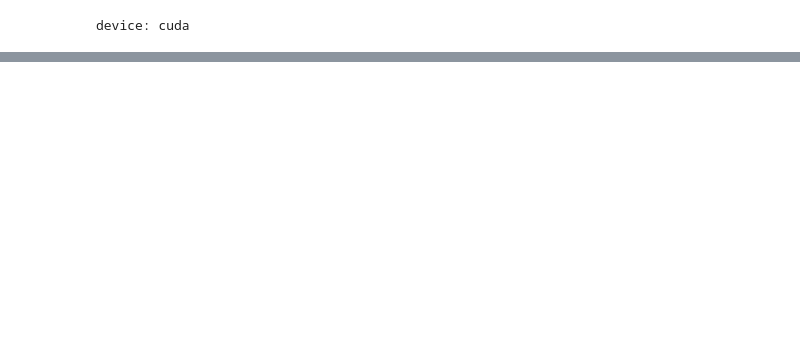
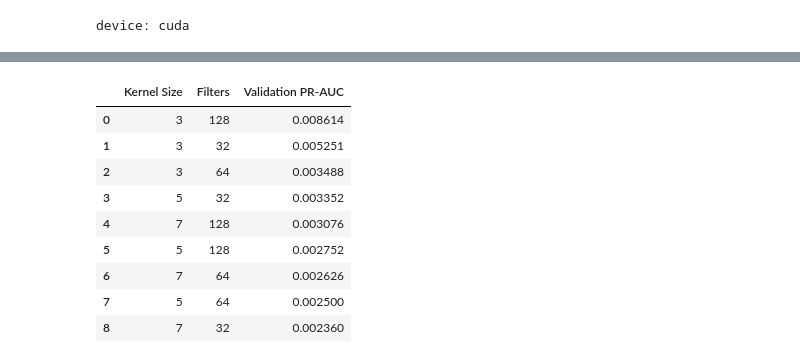
Before and after one commit to sofijadimitrijevic1/480-ai-finance, a Jupyter notebook: model_comparison.ipynb, the cells around one changed output, grey strips where cells are left out. Saved outputs shown, nothing was run; the diff lists cells and outputs as text; code cells hidden in the pictures; blank space fills up the shorter version.

Commit message:
Hyperparameter Grid Search

```diff
--- a/model_comparison.ipynb
+++ b/model_comparison.ipynb
@@ -480,3 +505,44 @@ def train_torch_model(model, train_loader, val_loader, epochs=EPOCHS, lr=LR):
         model.load_state_dict(best_state)
 
     return model
+# %%
+# grid search
+kernel_sizes = [3, 5, 7]
+filter_counts = [32, 64, 128]
+
+grid_results = []
+
+print("Starting Grid Search...")
+
+for k in kernel_sizes:
+    for f in filter_counts:
+        print(f"\n--- Testing Kernel: {k} | Filters: {f} ---")
+
+        model = FraudCNNRNN(
+            num_features=Xtr_seq.shape[2],
+            conv_channels=f,
+            kernel_size=k,
+            hidden_size=64,
+            num_layers=1,
+            dropout=0.1
+        )
+
+        model = train_torch_model(model, train_loader, val_loader, epochs=EPOCHS, lr=LR)
+
+        yva_true, yva_prob = get_probs_from_loader(model, val_loader)
+        best_t, va_m = best_threshold_f1(yva_true, yva_prob)
+
+        pr_auc_score = va_m["pr_auc"]
+        print(f"Result for Kernel {k}, Filters {f} -> PR-AUC: {pr_auc_score:.6f}")
+
+        grid_results.append({
+            "Kernel Size": k,
+            "Filters": f,
+            "Validation PR-AUC": pr_auc_score
+        })
+
+print("\n=== GRID SEARCH LEADERBOARD ===")
+df_grid = pd.DataFrame(grid_results)
+df_grid = df_grid.sort_values("Validation PR-AUC", ascending=False).reset_index(drop=True)
+display(df_grid)
+# %% [output]
@@ -483,3 +566,13 @@ def train_torch_model(model, train_loader, val_loader, epochs=EPOCHS, lr=LR):
+|  | Kernel Size | Filters | Validation PR-AUC |
+| 0 | 3 | 128 | 0.008614 |
+| 1 | 3 | 32 | 0.005251 |
+| 2 | 3 | 64 | 0.003488 |
+| 3 | 5 | 32 | 0.003352 |
+| 4 | 7 | 128 | 0.003076 |
+| 5 | 5 | 128 | 0.002752 |
+| 6 | 7 | 64 | 0.002626 |
+| 7 | 5 | 64 | 0.002500 |
+| 8 | 7 | 32 | 0.002360 |
 # %%
 # Train CNN-RNN
 
```
Also changed, not shown: parts of 12 cells of this notebook.
